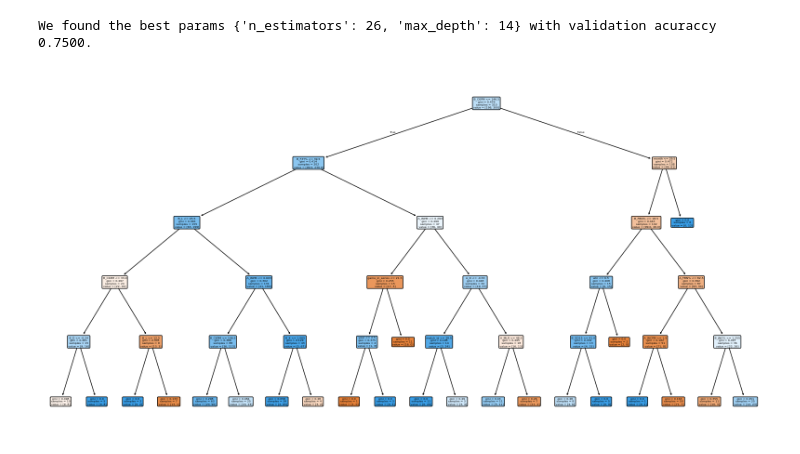
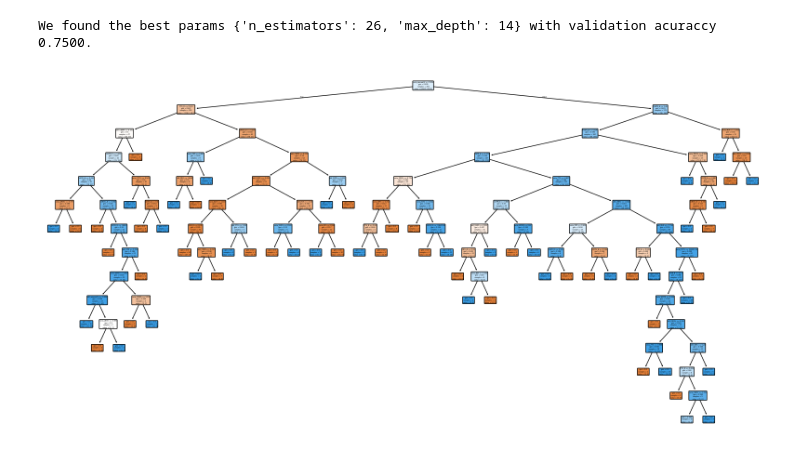
Before and after one commit to pavlila/lol-worlds-2025-predict, a Jupyter notebook: notebooks/random_forest_train.ipynb, the cells around one changed output. Drawn from its saved outputs; the diff is of its cells as text; code cells hidden in the pictures.

```diff
--- a/notebooks/random_forest_train.ipynb
+++ b/notebooks/random_forest_train.ipynb
@@ -50,20 +50,18 @@ We found the best params {'n_estimators': 26, 'max_depth': 14} with validation a
 # %%
 from sklearn import tree
 import matplotlib.pyplot as plt
 
-clfRF = RandomForestClassifier(n_estimators=15, max_depth=5, random_state = random_seed).fit(Xtrain, ytrain)
+clfRF = RandomForestClassifier(n_estimators=26, max_depth=14, random_state = random_seed).fit(Xtrain, ytrain)
 
 estimator = clfRF.estimators_[0]
-feature_names = ["match_id","game_in_series","teamA","teamB","win","A_GP","A_W","A_L","A_AGT","A_K","A_D","A_KD","A_CKPM","A_GPR","A_GSPD","A_EGR","A_MLR","A_GD15","A_FB%","A_FT%","A_F3T%","A_PPG","A_HLD%","A_GRB%","A_FD%","A_DRG%","A_ELD%","A_FBN%","A_BN%","A_LNE%","A_JNG%","A_WPM","A_CWPM","A_WCPM","B_GP","B_W","B_L","B_AGT","B_K","B_D","B_KD","B_CKPM","B_GPR","B_GSPD","B_EGR","B_MLR","B_GD15","B_FB%","B_FT%","B_F3T%","B_PPG","B_HLD%","B_GRB%","B_FD%","B_DRG%","B_ELD%","B_FBN%","B_BN%","B_LNE%","B_JNG%","B_WPM","B_CWPM","B_WCPM","tournament","year","month","day"]
-
 
 plt.figure(figsize=(20, 10))
 tree.plot_tree(
     estimator,
-    feature_names=feature_names,
+    feature_names=list(Xdata.columns),
     filled=True,
     rounded=True
 )
 plt.show()
 # %% [output]
-[figure, old version]
+[figure, new version]
```
Also changed, not shown: parts of 1 cell of this notebook, 25 other files.
